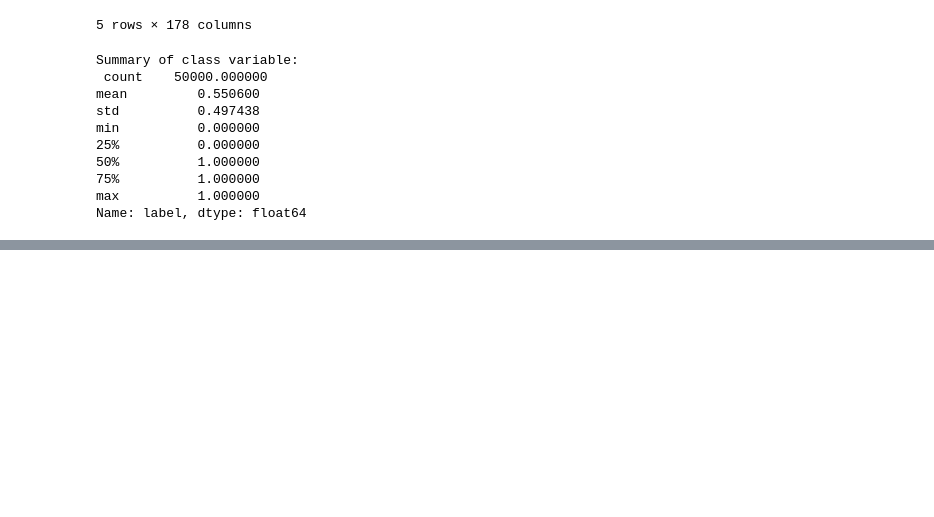
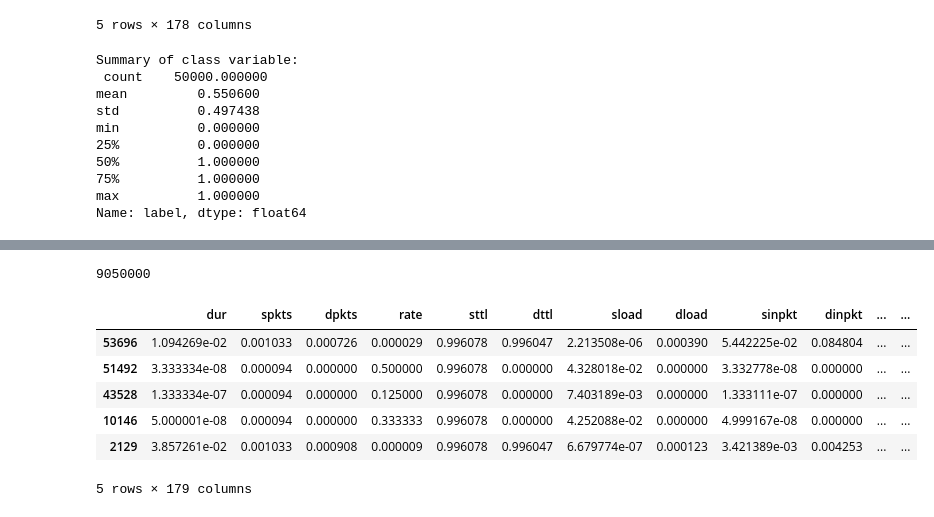
Before and after one commit to cwperks/EAI6980, a Jupyter notebook: Final Project.ipynb, the cells around one changed output, grey strips where cells are left out. Saved outputs shown, nothing was run; the diff lists cells and outputs as text; code cells hidden in the pictures; blank space fills up the shorter version.

```diff
--- a/Final Project.ipynb
+++ b/Final Project.ipynb
@@ -565,0 +579,4 @@ df_test.size
+# %%
+df_test.size
+# %% [output]
+9050000
@@ -565,0 +615,11 @@ df_test.size
+# %%
+import time
+x_train.head()
+# %% [output]
+|  | dur | spkts | dpkts | rate | sttl | dttl | sload | dload | sinpkt | dinpkt | ... | ... |
+| 53696 | 1.094269e-02 | 0.001033 | 0.000726 | 0.000029 | 0.996078 | 0.996047 | 2.213508e-06 | 0.000390 | 5.442225e-02 | 0.084804 | ... | ... |
+| 51492 | 3.333334e-08 | 0.000094 | 0.000000 | 0.500000 | 0.996078 | 0.000000 | 4.328018e-02 | 0.000000 | 3.332778e-08 | 0.000000 | ... | ... |
+| 43528 | 1.333334e-07 | 0.000094 | 0.000000 | 0.125000 | 0.996078 | 0.000000 | 7.403189e-03 | 0.000000 | 1.333111e-07 | 0.000000 | ... | ... |
+| 10146 | 5.000001e-08 | 0.000094 | 0.000000 | 0.333333 | 0.996078 | 0.000000 | 4.252088e-02 | 0.000000 | 4.999167e-08 | 0.000000 | ... | ... |
+| 2129 | 3.857261e-02 | 0.001033 | 0.000908 | 0.000009 | 0.996078 | 0.996047 | 6.679774e-07 | 0.000123 | 3.421389e-03 | 0.004253 | ... | ... |
+5 rows × 179 columns
```
Also changed, not shown: parts of 63 cells of this notebook, 4 other files.
